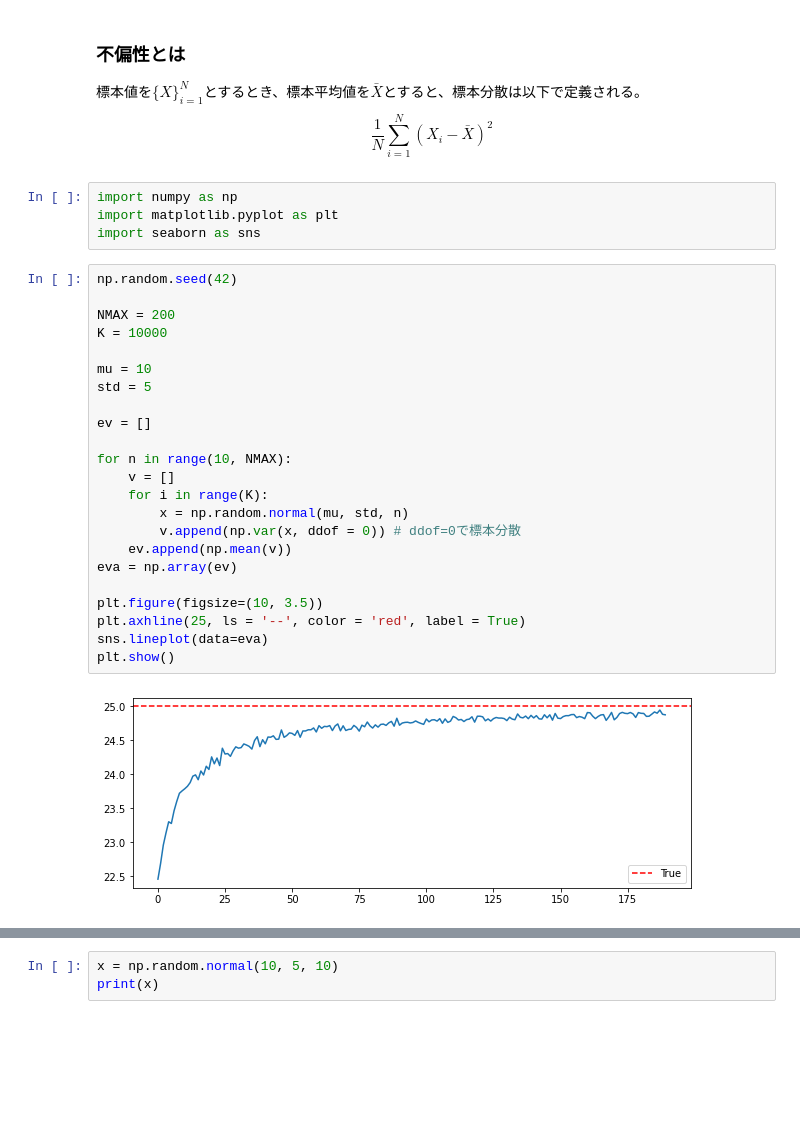
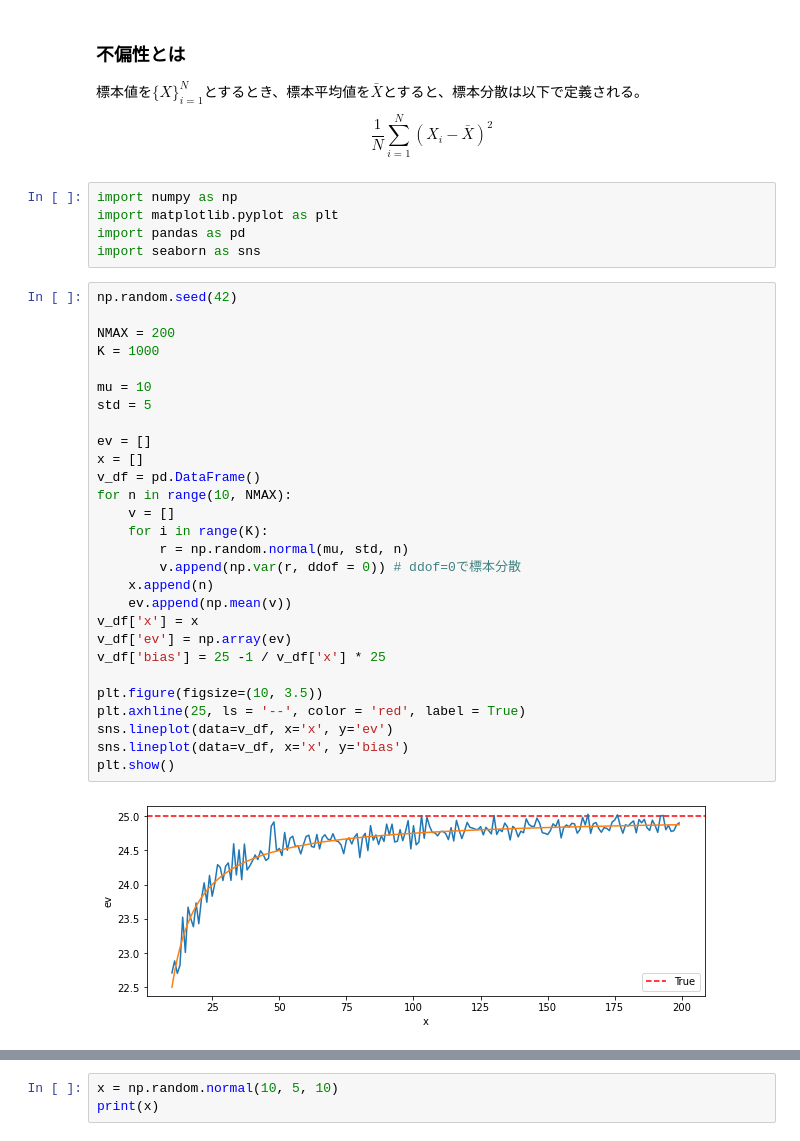
Before and after one commit to kanameg/ml4se, a Jupyter notebook: python/src/ml4se_statistic.ipynb, the cells around one changed output, grey strips where cells are left out. Drawn from its saved outputs; the diff is of its cells as text; blank space fills up the shorter version.

```diff
--- a/python/src/ml4se_statistic.ipynb
+++ b/python/src/ml4se_statistic.ipynb
@@ -10,29 +10,35 @@ $$
 # %%
 import numpy as np
 import matplotlib.pyplot as plt
+import pandas as pd
 import seaborn as sns
 # %%
 np.random.seed(42)
 
 NMAX = 200
-K = 10000
+K = 1000
 
 mu = 10
 std = 5
 
 ev = []
-
+x = []
+v_df = pd.DataFrame()
 for n in range(10, NMAX):
     v = []
     for i in range(K):
-        x = np.random.normal(mu, std, n)
-        v.append(np.var(x, ddof = 0)) # ddof=0で標本分散
+        r = np.random.normal(mu, std, n)
+        v.append(np.var(r, ddof = 0)) # ddof=0で標本分散
+    x.append(n)
     ev.append(np.mean(v))
-eva = np.array(ev)
+v_df['x'] = x
+v_df['ev'] = np.array(ev)
+v_df['bias'] = 25 -1 / v_df['x'] * 25
 
 plt.figure(figsize=(10, 3.5))
 plt.axhline(25, ls = '--', color = 'red', label = True)
-sns.lineplot(data=eva)
+sns.lineplot(data=v_df, x='x', y='ev')
+sns.lineplot(data=v_df, x='x', y='bias')
 plt.show()
 # %% [output]
-[figure, old version]
+[figure, new version]
```
Also changed, not shown: parts of 1 cell of this notebook.
